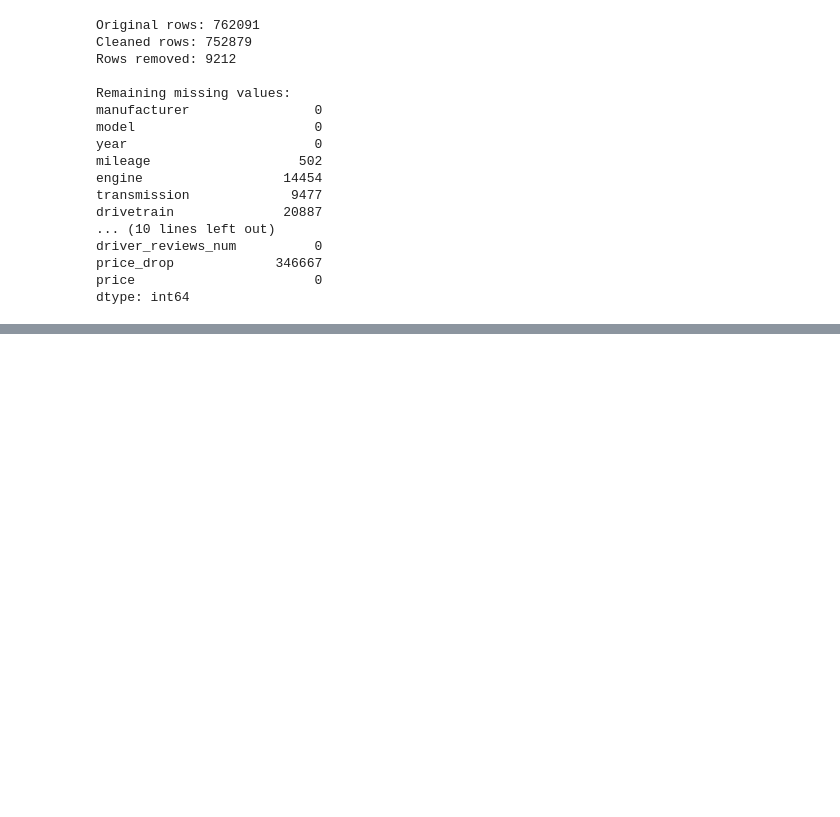
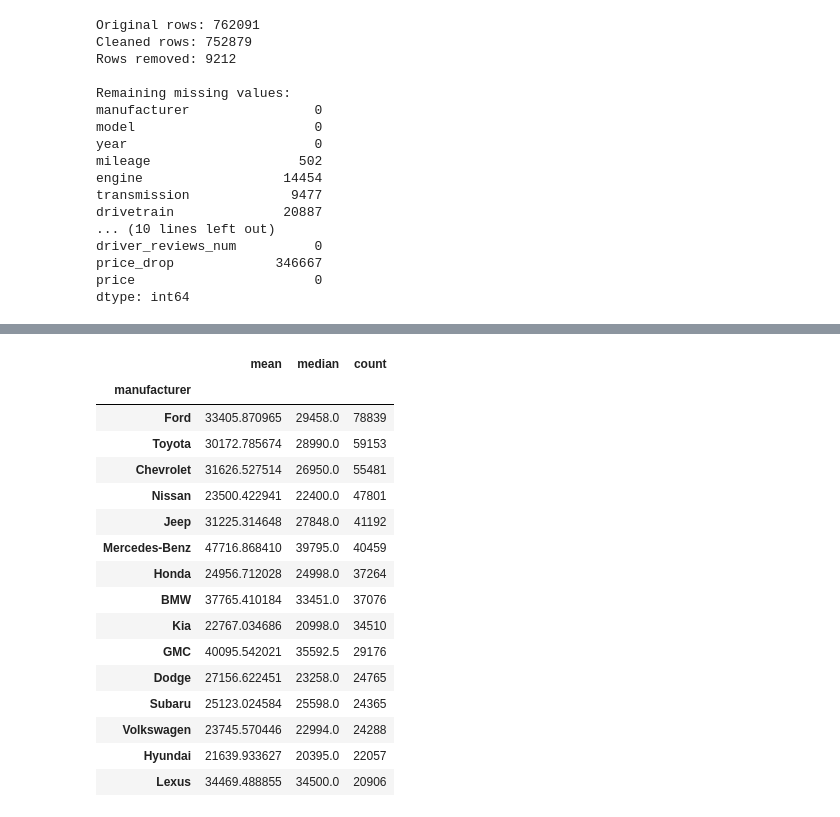
Before and after one commit to olegicks/car-price-predictor, a Jupyter notebook: notebooks/01_eda.ipynb, the cells around one changed output, grey strips where cells are left out. Saved outputs shown, nothing was run; the diff lists cells and outputs as text; code cells hidden in the pictures; blank space fills up the shorter version.

```diff
--- a/notebooks/01_eda.ipynb
+++ b/notebooks/01_eda.ipynb
@@ -398,0 +494,20 @@ dtype: int64
+# %%
+manufacturer_stats.sort_values("count", ascending=False).head(15)
+# %% [output]
+|  | mean | median | count |
+| manufacturer |  |  |  |
+| Ford | 33405.870965 | 29458.0 | 78839 |
+| Toyota | 30172.785674 | 28990.0 | 59153 |
+| Chevrolet | 31626.527514 | 26950.0 | 55481 |
+| Nissan | 23500.422941 | 22400.0 | 47801 |
+| Jeep | 31225.314648 | 27848.0 | 41192 |
+| Mercedes-Benz | 47716.868410 | 39795.0 | 40459 |
+| Honda | 24956.712028 | 24998.0 | 37264 |
+| BMW | 37765.410184 | 33451.0 | 37076 |
+| Kia | 22767.034686 | 20998.0 | 34510 |
+| GMC | 40095.542021 | 35592.5 | 29176 |
+| Dodge | 27156.622451 | 23258.0 | 24765 |
+| Subaru | 25123.024584 | 25598.0 | 24365 |
+| Volkswagen | 23745.570446 | 22994.0 | 24288 |
+| Hyundai | 21639.933627 | 20395.0 | 22057 |
+| Lexus | 34469.488855 | 34500.0 | 20906 |
```
Also changed, not shown: parts of 19 cells of this notebook.
